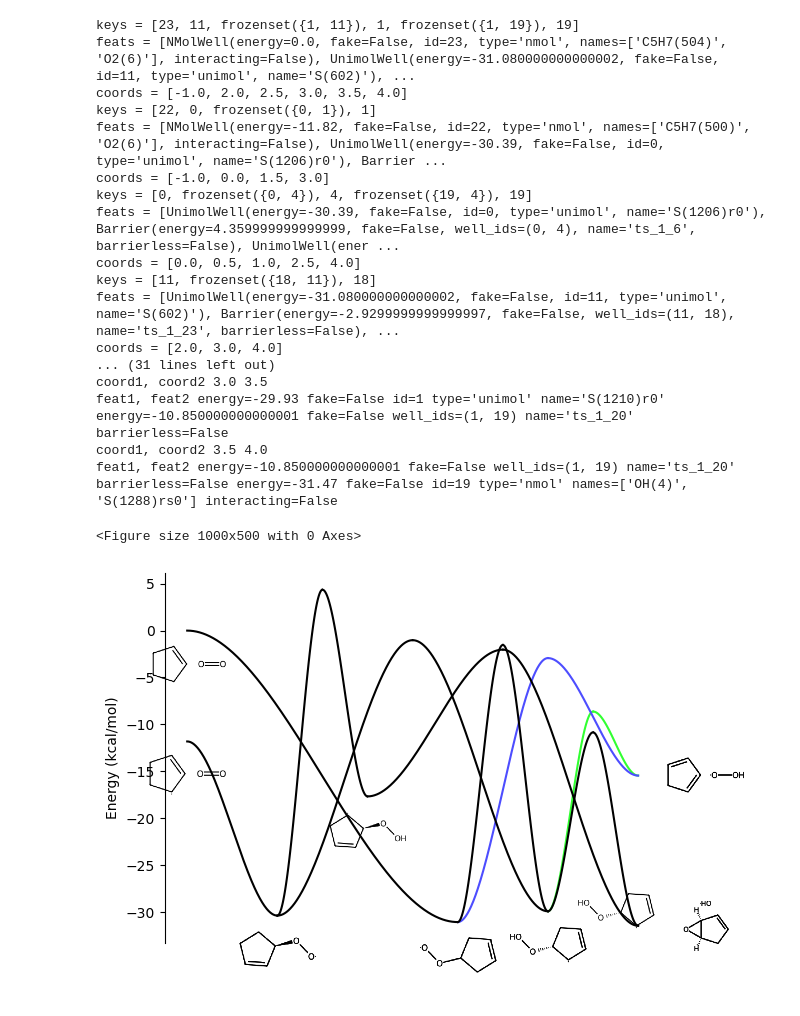
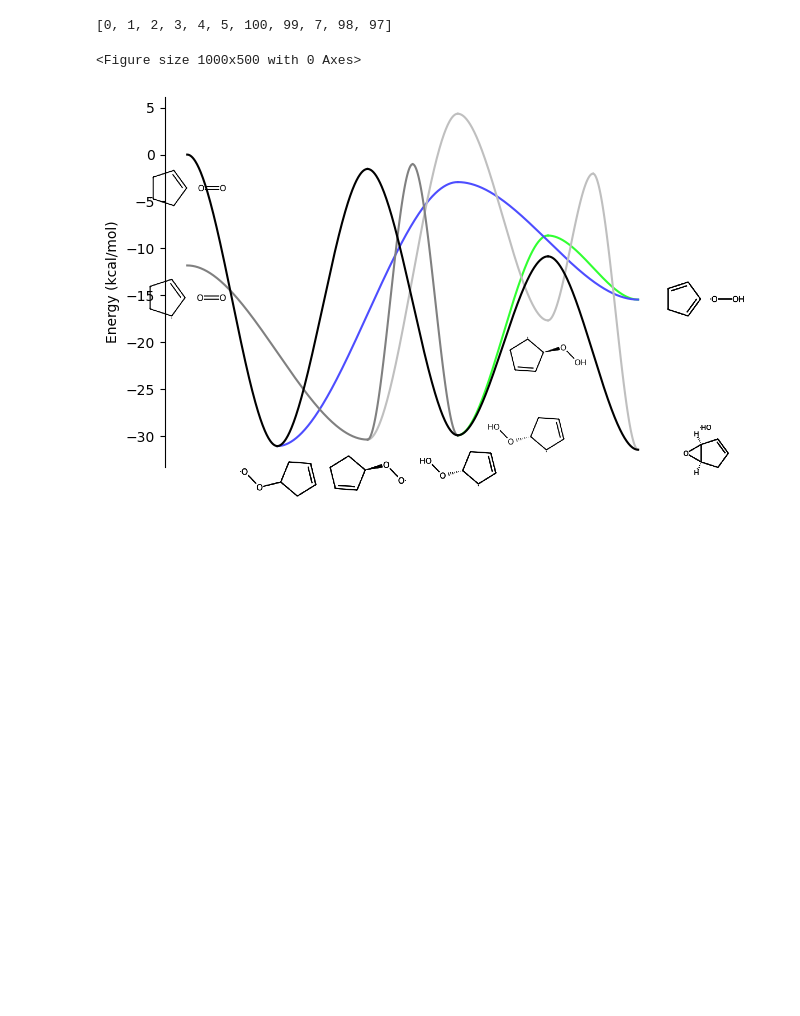
Before and after one commit to avcopan/mess-io-proto, a Jupyter notebook: examples/D_r-o2_1e_v1/plot.ipynb, the cells around one changed output. Drawn from its saved outputs; the diff is of its cells as text; code cells hidden in the pictures; blank space fills up the shorter version.

Commit message:
New: Finalizes multi-path plotting
The new merge function seems to work.

```diff
--- a/examples/D_r-o2_1e_v1/plot.ipynb
+++ b/examples/D_r-o2_1e_v1/plot.ipynb
@@ -1,3 +1,20 @@
+# %%
+from importlib import reload
+
+from mess_io_proto.util import seqn
+
+reload(seqn)
+
+# seqn.longest_common_substrings([0, 1, 2, 3, 4, 5], [9, 8, 1, 2, 7, 4, 5, 10])
+seqn.ordered_merge_all(
+    [
+        [0, 1, 2, 3, 4, 5],
+        # [9, 8, 1, 2, 7, 4, 5, 10],
+        [100, 99, 7, 98, 97]
+    ]
+)
+# %% [output]
+[0, 1, 2, 3, 4, 5, 100, 99, 7, 98, 97]
 # %%
 from pathlib import Path
 
@@ -17,54 +34,39 @@ from matplotlib import pyplot
 
 size = (10, 5)
 fig = pyplot.figure(figsize=size)
 fig = pyplot.figure()
 
 
 class Color:
     black = "#000000"
+    gray1 = "#808080FF"
+    gray2 = "#BFBFBFFF"
     red = "#FF2E2EFF"
     blue = "#4D4DFFFF"
     green = "#31FF31FF"
 
 
 paths, colors = zip(
     ([23, 11, 1, 19], Color.black),
-    ([22, 0, 1, 19], Color.black),
-    ([22, 0, 4, 19], Color.black),
+    ([22, 0, 1, 19], Color.gray1),
+    ([22, 0, 4, 19], Color.gray2),
     ([23, 11, 18], Color.blue),
     ([23, 11, 1, 18], Color.green),
     strict=True,
 )
 
 fig = surface.plot_paths(
     surf,
     paths=paths,
     fig=fig,
     colors=colors,
     stereo=True,
 )
 
 # pyplot.savefig("plot.svg")
 # %% [output]
-keys = [23, 11, frozenset({1, 11}), 1, frozenset({1, 19}), 19]
-feats = [NMolWell(energy=0.0, fake=False, id=23, type='nmol', names=['C5H7(504)', 'O2(6)'], interacting=False), UnimolWell(energy=-31.080000000000002, fake=False, id=11, type='unimol', name='S(602)'), ...
-coords = [-1.0, 2.0, 2.5, 3.0, 3.5, 4.0]
-keys = [22, 0, frozenset({0, 1}), 1]
-feats = [NMolWell(energy=-11.82, fake=False, id=22, type='nmol', names=['C5H7(500)', 'O2(6)'], interacting=False), UnimolWell(energy=-30.39, fake=False, id=0, type='unimol', name='S(1206)r0'), Barrier ...
-coords = [-1.0, 0.0, 1.5, 3.0]
-keys = [0, frozenset({0, 4}), 4, frozenset({19, 4}), 19]
-feats = [UnimolWell(energy=-30.39, fake=False, id=0, type='unimol', name='S(1206)r0'), Barrier(energy=4.359999999999999, fake=False, well_ids=(0, 4), name='ts_1_6', barrierless=False), UnimolWell(ener ...
-coords = [0.0, 0.5, 1.0, 2.5, 4.0]
-keys = [11, frozenset({18, 11}), 18]
-feats = [UnimolWell(energy=-31.080000000000002, fake=False, id=11, type='unimol', name='S(602)'), Barrier(energy=-2.9299999999999997, fake=False, well_ids=(11, 18), name='ts_1_23', barrierless=False), ...
-coords = [2.0, 3.0, 4.0]
-... (31 lines left out)
-coord1, coord2 3.0 3.5
-feat1, feat2 energy=-29.93 fake=False id=1 type='unimol' name='S(1210)r0' energy=-10.850000000000001 fake=False well_ids=(1, 19) name='ts_1_20' barrierless=False
-coord1, coord2 3.5 4.0
-feat1, feat2 energy=-10.850000000000001 fake=False well_ids=(1, 19) name='ts_1_20' barrierless=False energy=-31.47 fake=False id=19 type='nmol' names=['OH(4)', 'S(1288)rs0'] interacting=False
+<Figure size 1000x500 with 0 Axes>
-<Figure size 1000x500 with 0 Axes>
-[figure, old version]
+[figure, new version]
 # %%
 # path0 = surface.path_from_well_id_sequence(surf, [28, 0, 1, 22])
 # path1 = surface.path_from_well_id_sequence(surf, [28, 0, 21])
```
Also changed, not shown: 1 other file.
